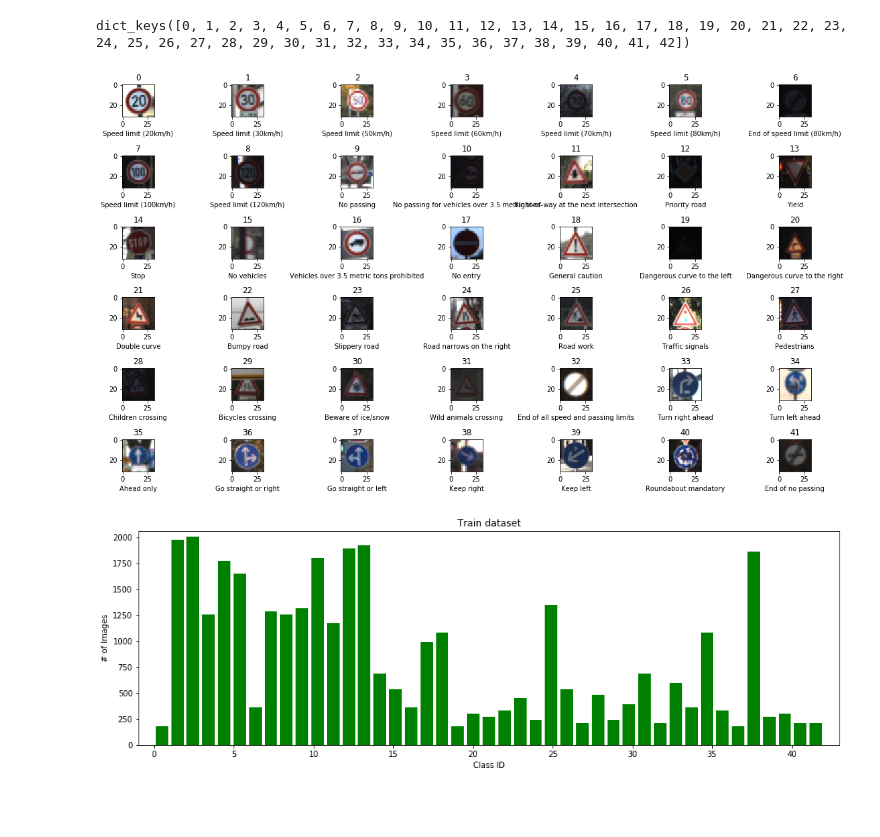
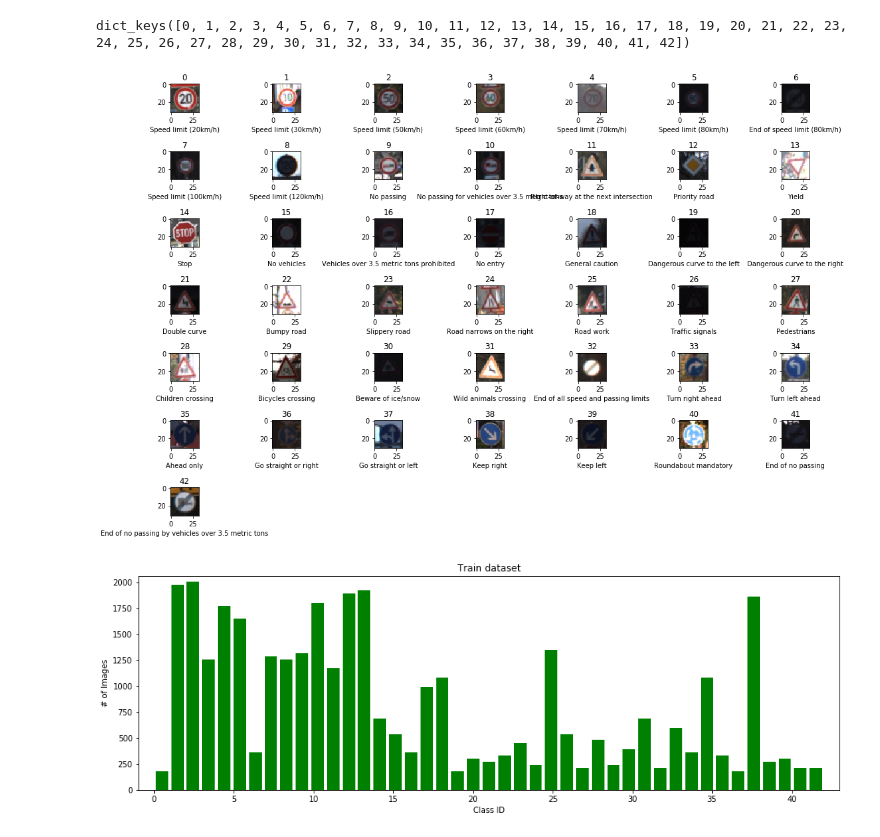
Before and after one commit to SiRi13/CarND-Traffic-Sign-Classifier-Project, a Jupyter notebook: Traffic_Sign_Classifier.ipynb, the cells around one changed output. Cells and saved outputs as stored; diff of their text form; code cells hidden in the pictures; blank space fills up the shorter version.

Commit message:
added savefig to each plot in notebook

```diff
--- a/Traffic_Sign_Classifier.ipynb
+++ b/Traffic_Sign_Classifier.ipynb
@@ -126,23 +128,23 @@ y_train_group.groups.keys()
 dict_keys([0, 1, 2, 3, 4, 5, 6, 7, 8, 9, 10, 11, 12, 13, 14, 15, 16, 17, 18, 19, 20, 21, 22, 23, 24, 25, 26, 27, 28, 29, 30, 31, 32, 33, 34, 35, 36, 37, 38, 39, 40, 41, 42])
 # %%
 plt.figure(figsize=(15,10))
-for i in range(1,n_classes):
+for i in range(1,n_classes+1):
     # get random image from train set
     index = y_train_group.groups.get(i-1)[np.random.randint(0, len(y_train_group.groups.get(i-1)))]
     image = X_train_org[index].squeeze()
     # get label for image from signnames
     label = "{}".format(y_train[index])
     # create subplot
     plt.subplot(7, 7, i)
     plt.title(label)
     plt.xlabel(signnames.SignName[y_train[index]])
     plt.imshow(image)
 
 plt.tight_layout()
-
+plt.savefig('./images/signs_overview.png', bbox_inches='tight')
 del index, image, label
 # %% [output]
-[figure, old version]
+[figure, new version]
 # %%
 # Count of Images per Type in Train set
 fig = plt.figure(figsize=(16,5))
```
Also changed, not shown: parts of 27 cells of this notebook, 4 other files.
